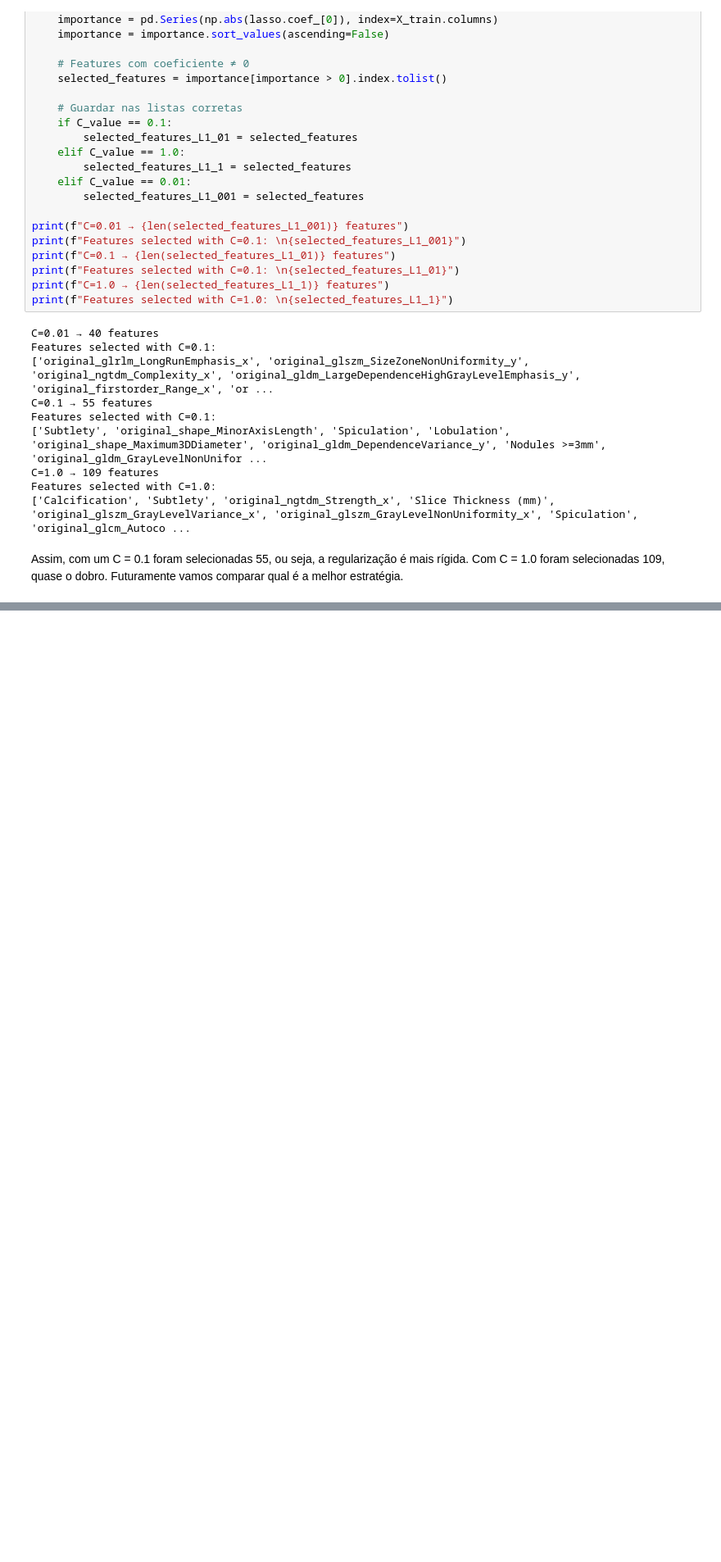
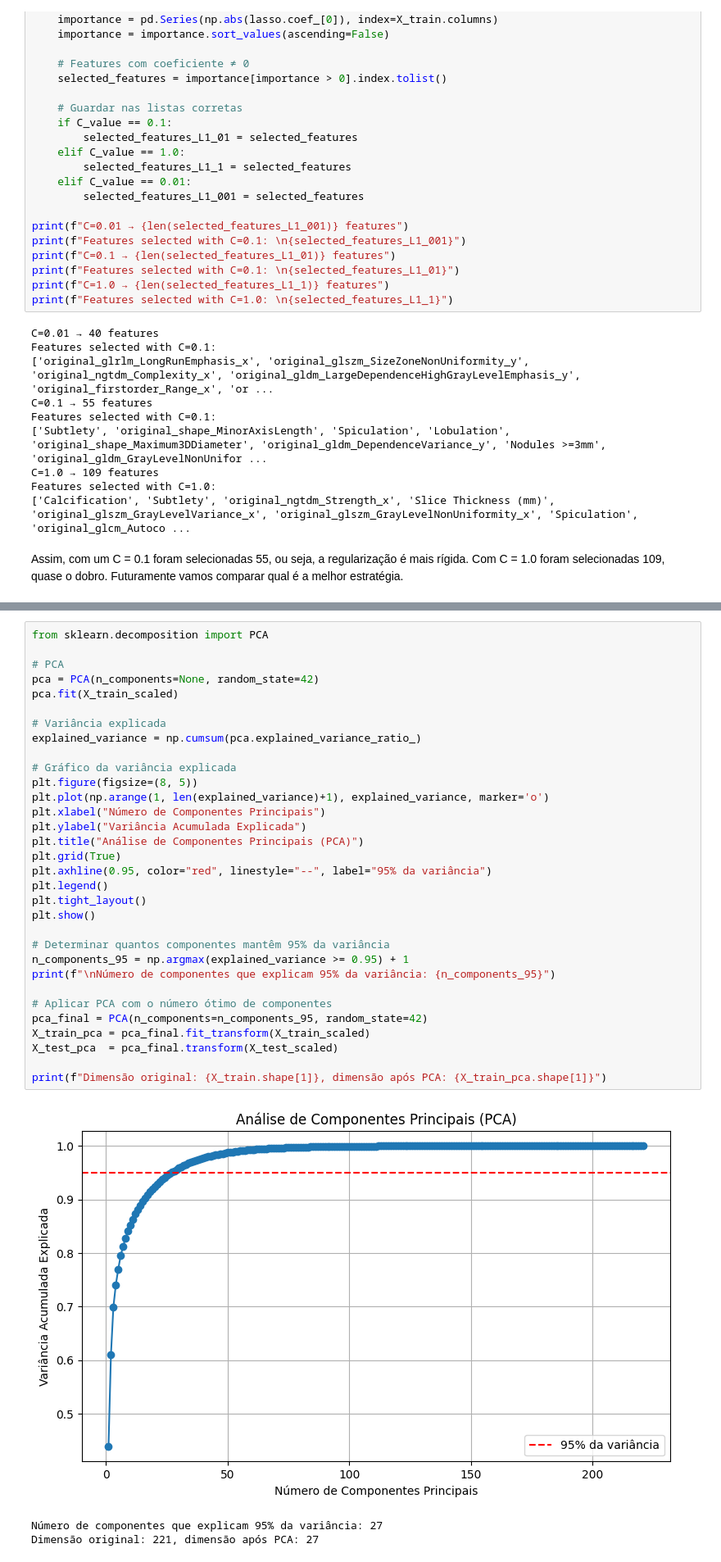
Before and after one commit to francisca005/Lung-Cancer-Classification, a Jupyter notebook: notebook.ipynb, the cells around one changed output, grey strips where cells are left out. Shown at 82% size. Saved outputs shown, nothing was run; the diff lists cells and outputs as text; blank space fills up the shorter version.

```diff
--- a/notebook.ipynb
+++ b/notebook.ipynb
@@ -2097,0 +2102,36 @@ Assim, com um C = 0.1 foram selecionadas 55, ou seja, a regularização é mais
+# %%
+from sklearn.decomposition import PCA
+
+# PCA
+pca = PCA(n_components=None, random_state=42)
+pca.fit(X_train_scaled)
+
+# Variância explicada
+explained_variance = np.cumsum(pca.explained_variance_ratio_)
+
+# Gráfico da variância explicada
+plt.figure(figsize=(8, 5))
+plt.plot(np.arange(1, len(explained_variance)+1), explained_variance, marker='o')
+plt.xlabel("Número de Componentes Principais")
+plt.ylabel("Variância Acumulada Explicada")
+plt.title("Análise de Componentes Principais (PCA)")
+plt.grid(True)
+plt.axhline(0.95, color="red", linestyle="--", label="95% da variância")
+plt.legend()
+plt.tight_layout()
+plt.show()
+
+# Determinar quantos componentes mantêm 95% da variância
+n_components_95 = np.argmax(explained_variance >= 0.95) + 1
+print(f"\nNúmero de componentes que explicam 95% da variância: {n_components_95}")
+
+# Aplicar PCA com o número ótimo de componentes
+pca_final = PCA(n_components=n_components_95, random_state=42)
+X_train_pca = pca_final.fit_transform(X_train_scaled)
+X_test_pca  = pca_final.transform(X_test_scaled)
+
+print(f"Dimensão original: {X_train.shape[1]}, dimensão após PCA: {X_train_pca.shape[1]}")
+# %% [output]
+[figure, added]
+Número de componentes que explicam 95% da variância: 27
+Dimensão original: 221, dimensão após PCA: 27
```
Also changed, not shown: parts of 5 cells of this notebook.
